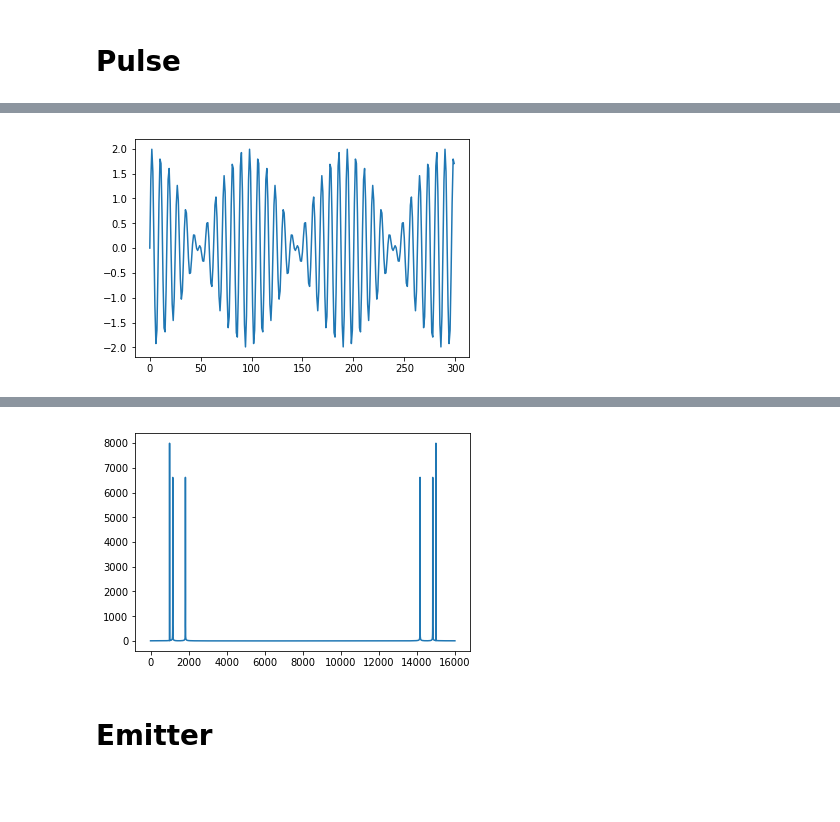
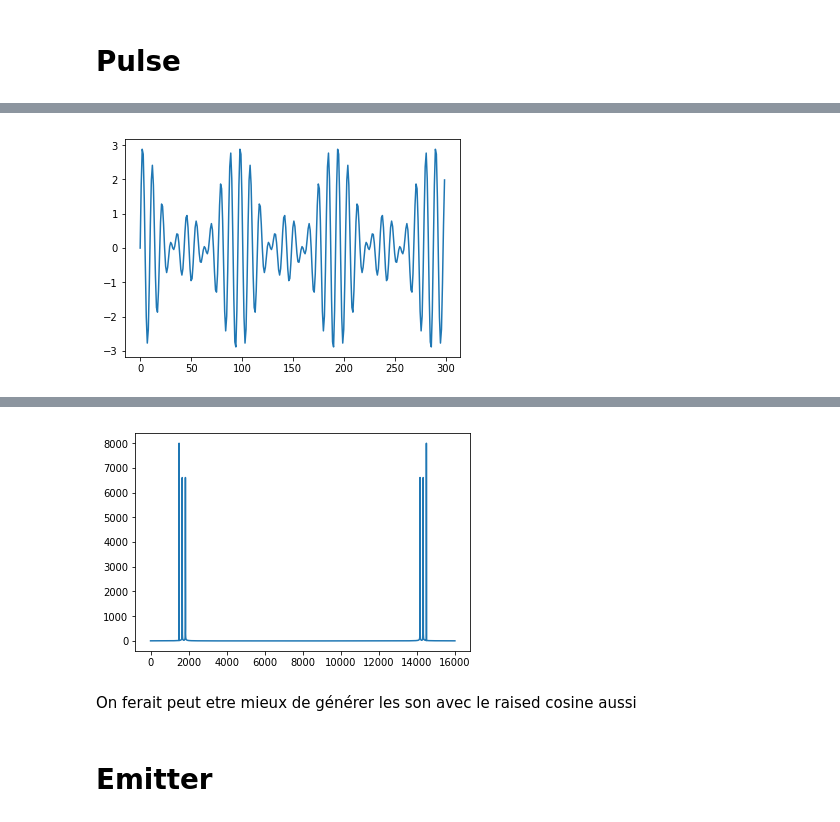
Before and after one commit to lucieperrotta/PDC, a Jupyter notebook: waveformFormer.ipynb, the cells around one changed output, grey strips where cells are left out. Drawn from its saved outputs; the diff is of its cells as text; code cells hidden in the pictures; blank space fills up the shorter version.

```diff
--- a/waveformFormer.ipynb
+++ b/waveformFormer.ipynb
@@ -44,22 +45,24 @@ def toWave(c):
 # %%
 #You can test every character here (example with 'D')
 
-x = toWave('\t')
+x = toWave('T')
 # the plot
 plt.plot(x[0:300])
 plt.show()
 
 # we can play it:
 IPython.display.Audio(x, rate=Fs)
 # %% [output]
-[figure, old version]
+[figure, new version]
 [interactive output not drawn]
 # %%
 X = np.fft.fft(x)
 plt.plot(np.abs(X))
 plt.show()
 # %% [output]
-[figure, old version]
+[figure, new version]
+# %% [markdown]
+On ferait peut etre mieux de générer les son avec le raised cosine aussi
 # %% [markdown]
 # Emitter
 # %%
```
Also changed, not shown: parts of 17 cells of this notebook.
